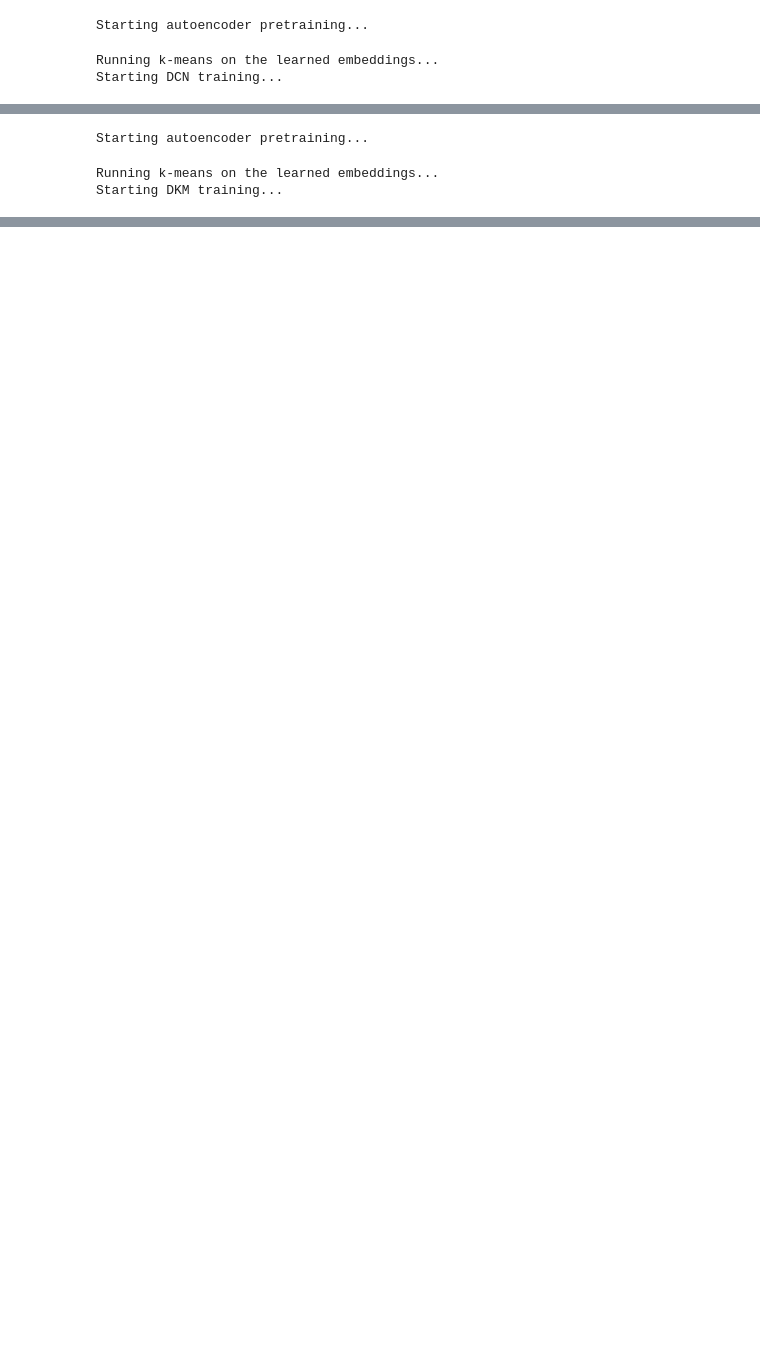
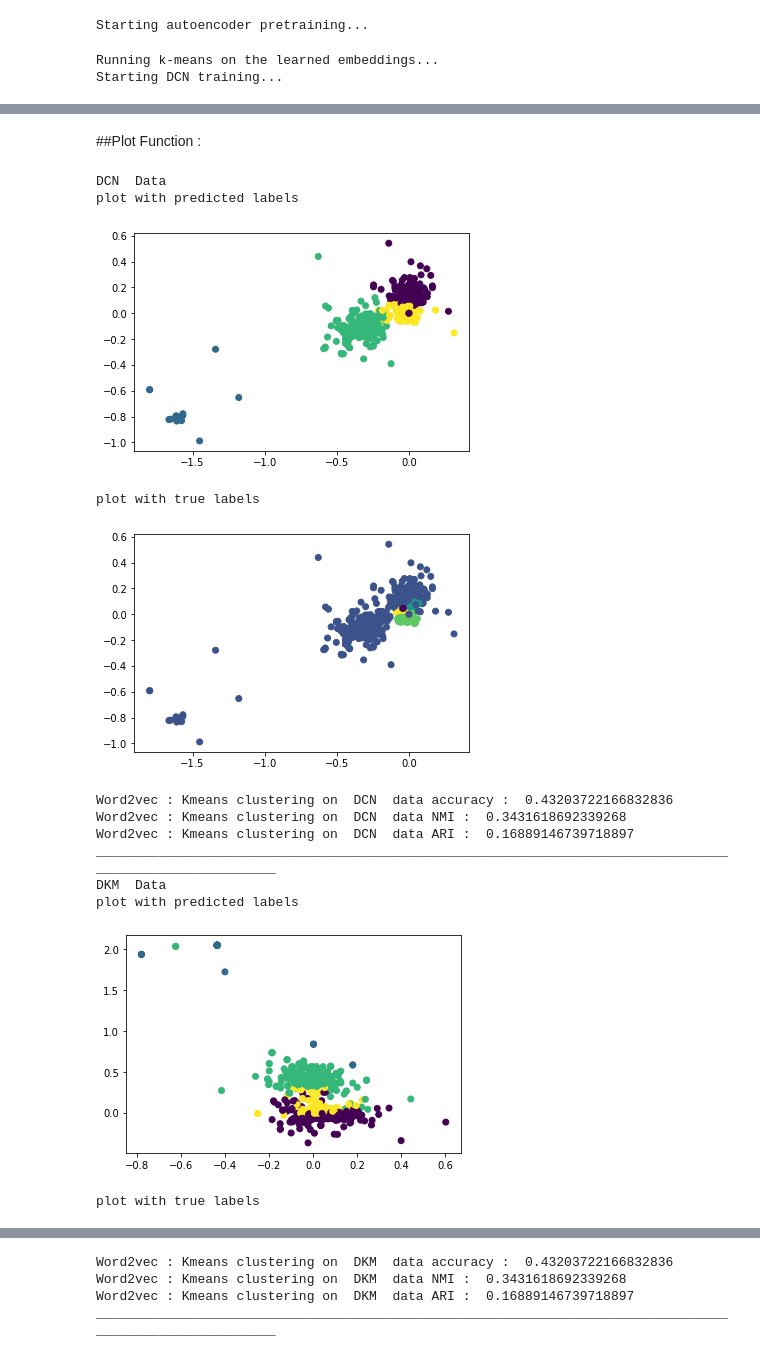
Before and after one commit to SeyfGoumeida/Projet_Mixt_Coclus_Partie1, a Jupyter notebook: Copy_of_Projet_Mixt_Coclus_Partie1.ipynb, the cells around one changed output, grey strips where cells are left out. Saved outputs shown, nothing was run; the diff lists cells and outputs as text; code cells hidden in the pictures; blank space fills up the shorter version.

```diff
--- a/Copy_of_Projet_Mixt_Coclus_Partie1.ipynb
+++ b/Copy_of_Projet_Mixt_Coclus_Partie1.ipynb
@@ -832,7 +828,7 @@ Installing collected packages: pynndescent, umap-learn
 Successfully installed pynndescent-0.5.5 umap-learn-0.5.2
 # %%
 reducer = umap.UMAP()
-umap_components = reducer.fit_transform(vectorized_docs)
+umap_components = reducer.fit_transform(vectorized_docs_BBC)
 reduced_data["UMAP"] = umap_components
 umap_components.shape
 
@@ -1773,6 +1771,8 @@ def DKM(data, n_clusters, n_components, n_pretrain_epochs=50, n_finetuning_epoch
 tf.reset_default_graph()
 vectorized_docs_array = np.array(vectorized_docs)
 embeddings_DCN_Classic4, cluster_assign_DCN_Classic4 = DCN(vectorized_docs_array, 4, 2, n_pretrain_epochs=50, n_finetuning_epochs=50, lambda_=1.0, batch_size=256, seed=None, cpu=False)
+reduced_data = {}
+reduced_data['DCN']=embeddings_DCN_Classic4
 # %% [output]
 Starting autoencoder pretraining...
 Running k-means on the learned embeddings...
@@ -1781,0 +1782,5 @@ Starting DCN training...
+# %%
+tf.reset_default_graph()
+vectorized_docs_array = np.array(vectorized_docs)
+X_reduced_DKM_Classic4, cluster_assign_DKM_Classic4 = DKM(vectorized_docs_array, 4, 2, n_pretrain_epochs=50, n_finetuning_epochs=5, lambda_=1.0, batch_size=256, seed=None, cpu=False)
+reduced_data['DKM']=X_reduced_DKM_Classic4
@@ -1781,0 +1795,4 @@ Starting DCN training...
+# %%
+tf.reset_default_graph()
+vectorized_docs_array = np.array(vectorized_docs)
+embeddings_DCN_BBC, cluster_assign_DCN_Classic4 = DCN(vectorized_docs_array, 5, 2, n_pretrain_epochs=50, n_finetuning_epochs=50, lambda_=1.0, batch_size=256, seed=None, cpu=False)
@@ -1782,8 +1801,46 @@ Starting DCN training...
 # %%
 tf.reset_default_graph()
 vectorized_docs_array = np.array(vectorized_docs)
-X_reduced_DKM_Classic4, cluster_assign_DKM_Classic4 = DKM(vectorized_docs_array, 4, 2, n_pretrain_epochs=50, n_finetuning_epochs=5, lambda_=1.0, batch_size=256, seed=None, cpu=False)
+X_reduced_DKM_BBC, cluster_assign_DKM_Classic4 = DKM(vectorized_docs_array, 4, 2, n_pretrain_epochs=50, n_finetuning_epochs=5, lambda_=1.0, batch_size=256, seed=None, cpu=False)
-# %% [output]
-Starting autoencoder pretraining...
-Running k-means on the learned embeddings...
-Starting DKM training...
+# %% [markdown]
+##Plot Function :
+# %%
+def plot_result(key,true_labels,predicted_labels):
+  print(key," Data")
+  #------------ plot---------------------------
+  Components = pd.DataFrame(reduced_data[key])
+  print("plot with predicted labels")
+  plt.scatter(Components[0], Components[1], c=predicted_labels)
+  plt.show()
+
+  #-------
+  print("plot with true labels")
+  plt.scatter(Components[0], Components[1], c=true_labels)
+  plt.show()
+
+  #-------
+
+  print('Word2vec : Kmeans clustering on ',key,' data accuracy : ',accuracy_score(true_labels,predicted_labels))
+  print('Word2vec : Kmeans clustering on ',key,' data NMI : ',normalized_mutual_info_score(true_labels,predicted_labels))
+  print('Word2vec : Kmeans clustering on ',key,' data ARI : ',adjusted_rand_score(true_labels,predicted_labels))
+  print("________________________________________________________________________________________________________")
+
+
+K = 4
+
+for a in reduced_data.keys():
+  plot_result(a,true_labels,cluster_assign_DCN_Classic4)
+# %% [output]
+DCN  Data
+plot with predicted labels
+[figure, added]
+plot with true labels
+[figure, added]
+Word2vec : Kmeans clustering on  DCN  data accuracy :  0.43203722166832836
+Word2vec : Kmeans clustering on  DCN  data NMI :  0.3431618692339268
+Word2vec : Kmeans clustering on  DCN  data ARI :  0.16889146739718897
+________________________________________________________________________________________________________
+DKM  Data
+plot with predicted labels
+[figure, added]
+plot with true labels
@@ -1789,0 +1848,4 @@ Starting DKM training...
+Word2vec : Kmeans clustering on  DKM  data accuracy :  0.43203722166832836
+Word2vec : Kmeans clustering on  DKM  data NMI :  0.3431618692339268
+Word2vec : Kmeans clustering on  DKM  data ARI :  0.16889146739718897
+________________________________________________________________________________________________________
```
Also changed, not shown: parts of 25 cells of this notebook.
